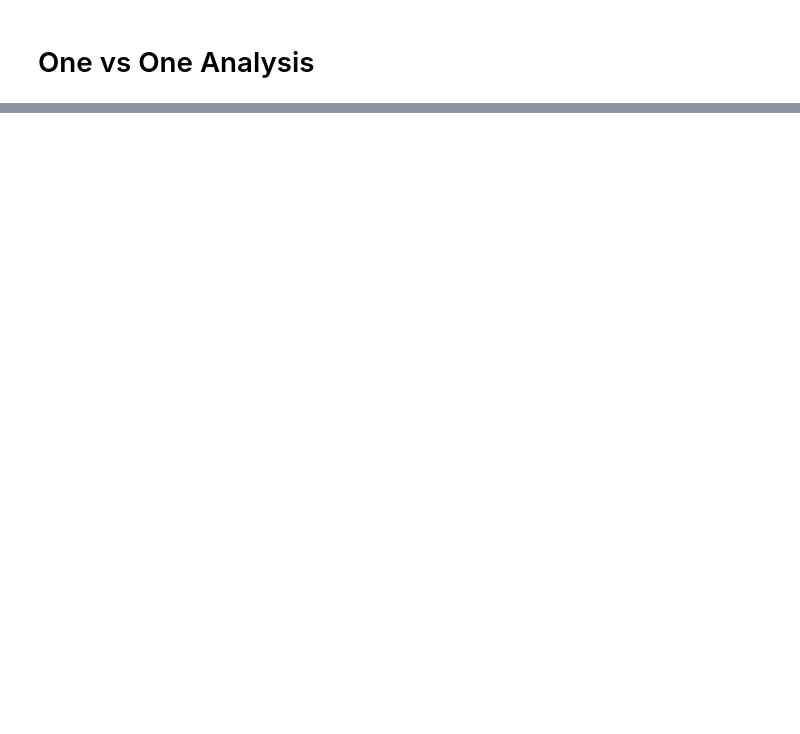
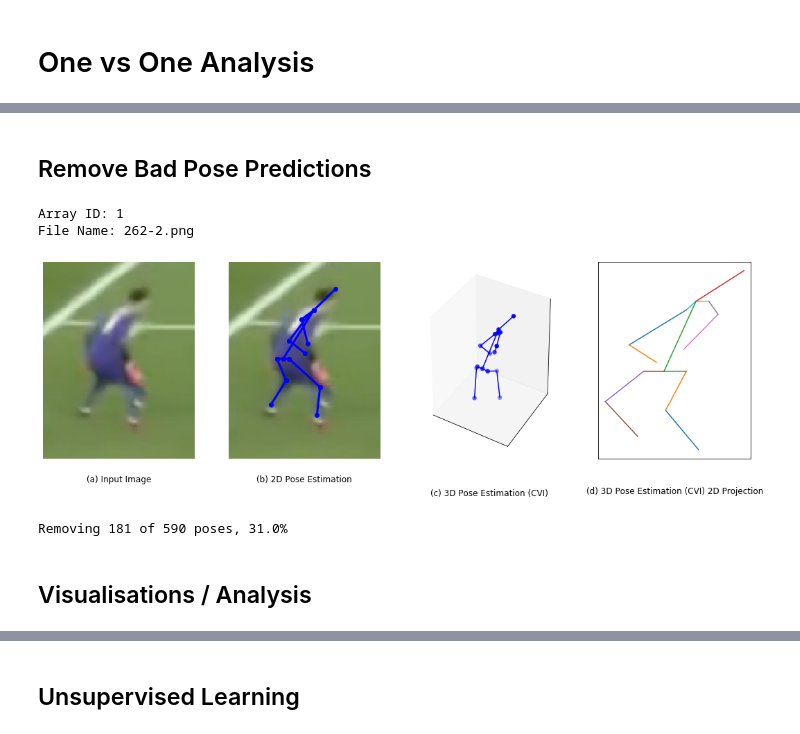
Before and after one commit to MattWear21/GKBodyPose, a Jupyter notebook: PoseAnalysis/OnevOneAnalysis.ipynb, the cells around one changed output, grey strips where cells are left out. Saved outputs shown, nothing was run; the diff lists cells and outputs as text; code cells hidden in the pictures; blank space fills up the shorter version.

Commit message:
Updated 1v1 analysis code

```diff
--- a/PoseAnalysis/OnevOneAnalysis.ipynb
+++ b/PoseAnalysis/OnevOneAnalysis.ipynb
@@ -59,0 +121,3 @@ mpii_edges = [[0, 1], [1, 2], [2, 6], [6, 3], [3, 4], [4, 5],
+# %%
+sets_2d = set_2d_df.loc[:,'0':'31'].values
+print(sets_2d.shape)
@@ -60 +177,31 @@ mpii_edges = [[0, 1], [1, 2], [2, 6], [6, 3], [3, 4], [4, 5],
+# %% [markdown]
+## Remove Bad Pose Predictions
+# %%
+array_id = 1
+gk.plot2D3DPose(array_id, set_3d_df, sets_2d, sets_3d_cvi, '../1v1Data/set/', mpii_edges)
+# %% [output]
+Array ID: 1
+File Name: 262-2.png
+[figure, added]
+# %%
+#List of the array_ids in which to remove because they are bad prediction of true pose
+#Removed based on the CVI 2D projection
+to_remove_sets = np.array([1,6,7,11,14,25,27,28,31,32,37,40,42,43,44,51,52,53,55,58,
+                           63,65,72,81,83,85,87,94,96,108,109,110,113,114,116,117,119,
+                           123,131,133,135,136,137,140,141,143,144,147,150,151,154,156,
+                           157,159,160,161,163,167,170,176,189,193,195,196,198,200,
+                           202,203,206,207,210,211,213,216,217,218,220,227,228,235,
+                           237,238,242,243,244,245,250,251,252,255,261,262,267,268,
+                           270,271,274,275,276,282,287,291,296,297,298,304,305,311,312,
+                           316,320,323,324,326,327,328,333,334,335,341,350,351,352,370,
+                           372,374,379,387,388,389,390,395,397,401,406,411,413,414,418,
+                           419,423,433,436,439,443,446,451,452,453,456,462,465,470,472,
+                           474,475,480,489,490,494,502,507,509,515,517,522,528,532,533,
+                           537,553,555,558,566,567,570,572,575,579,580,585,])
+print("Removing " + str(len(to_remove_sets)) + " of " +
+      str(len(sets_3d_cvi)) + " poses, " + str(100*np.round(len(to_remove_sets)/len(sets_3d_cvi), 2)) + "%")
+# %% [output]
+Removing 181 of 590 poses, 31.0%
+# %% [markdown]
+## Visualisations / Analysis
 # %%
@@ -66,3 +214,5 @@ plt.show()
 # %% [output]
 [interactive output not drawn]
 [interactive output not drawn]
+# %% [markdown]
+## Unsupervised Learning
```
Also changed, not shown: parts of 38 cells of this notebook, 1 other file.
